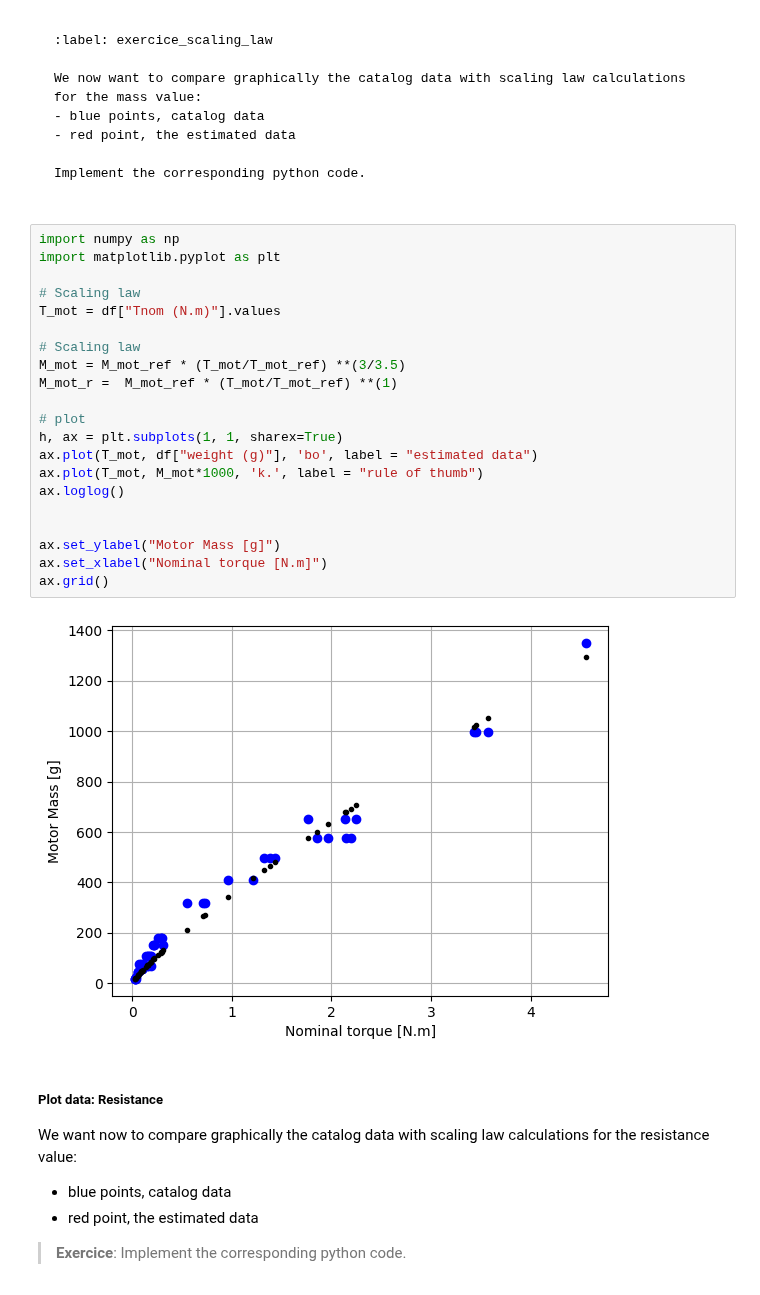
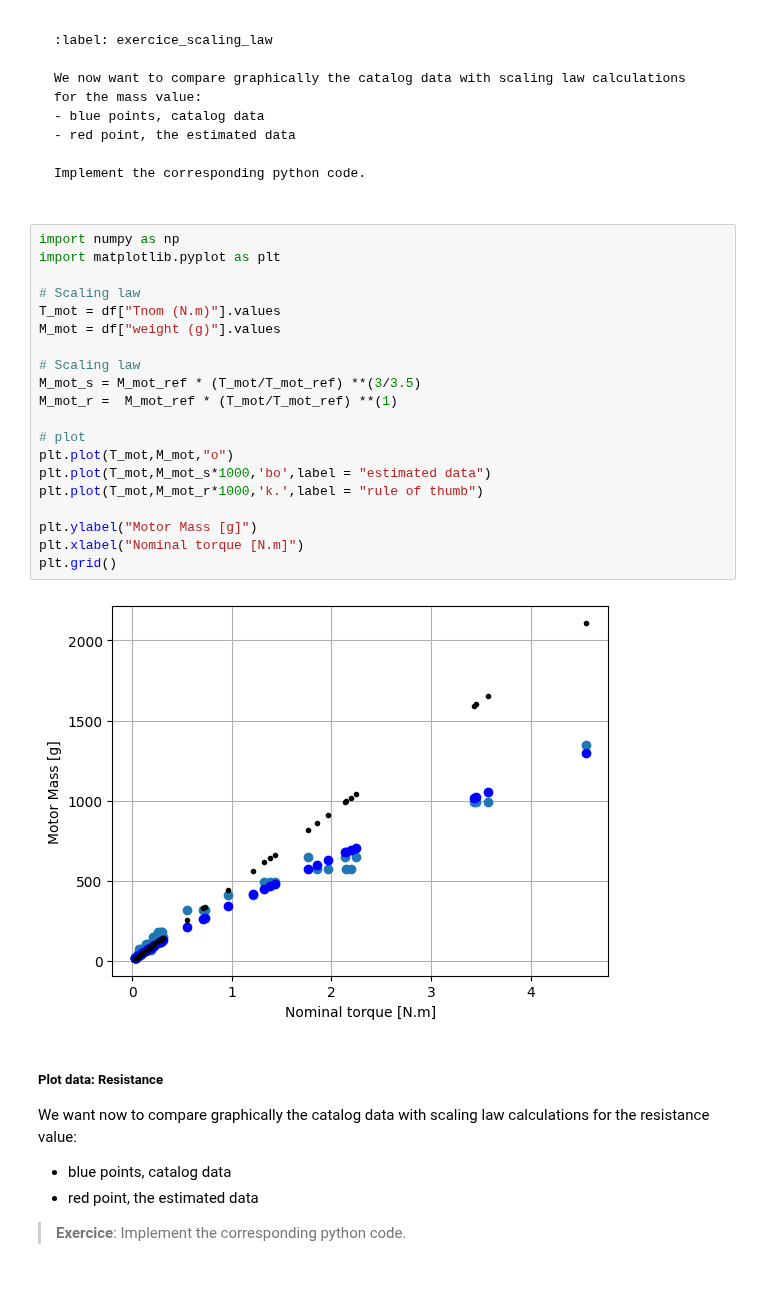
Before and after one commit to NadineAtik/NadineAtik, a Jupyter notebook: laboratories/Lab-package_delivery_UAV/4-estimation_models-scaling_laws-student.ipynb, the cells around one changed output. Drawn from its saved outputs; the diff is of its cells as text.

```diff
--- a/laboratories/Lab-package_delivery_UAV/4-estimation_models-scaling_laws-student.ipynb
+++ b/laboratories/Lab-package_delivery_UAV/4-estimation_models-scaling_laws-student.ipynb
@@ -181,26 +152,25 @@ Implement the corresponding python code.
 # %%
 import numpy as np
 import matplotlib.pyplot as plt
 
 # Scaling law
 T_mot = df["Tnom (N.m)"].values
+M_mot = df["weight (g)"].values
 
 # Scaling law
-M_mot = M_mot_ref * (T_mot/T_mot_ref) **(3/3.5)
+M_mot_s = M_mot_ref * (T_mot/T_mot_ref) **(3/3.5)
 M_mot_r =  M_mot_ref * (T_mot/T_mot_ref) **(1)
 
 # plot
-h, ax = plt.subplots(1, 1, sharex=True)
-ax.plot(T_mot, df["weight (g)"], 'bo', label = "estimated data")
-ax.plot(T_mot, M_mot*1000, 'k.', label = "rule of thumb")
-ax.loglog()
+plt.plot(T_mot,M_mot,"o")
+plt.plot(T_mot,M_mot_s*1000,'bo',label = "estimated data")
+plt.plot(T_mot,M_mot_r*1000,'k.',label = "rule of thumb")
 
-
-ax.set_ylabel("Motor Mass [g]")
-ax.set_xlabel("Nominal torque [N.m]")
-ax.grid()
+plt.ylabel("Motor Mass [g]")
+plt.xlabel("Nominal torque [N.m]")
+plt.grid()
 # %% [output]
-[figure, old version]
+[figure, new version]
 # %% [markdown]
 ##### Plot data: Resistance
 
```
Also changed, not shown: parts of 2 cells of this notebook.
